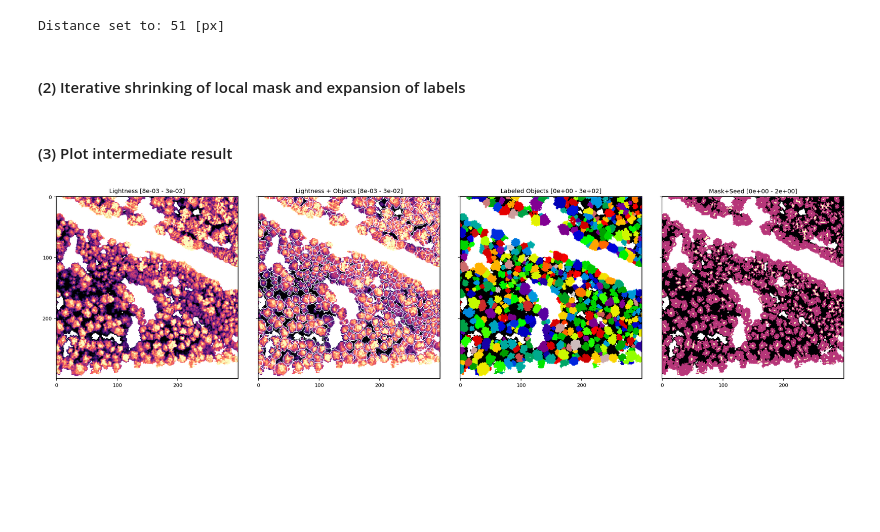
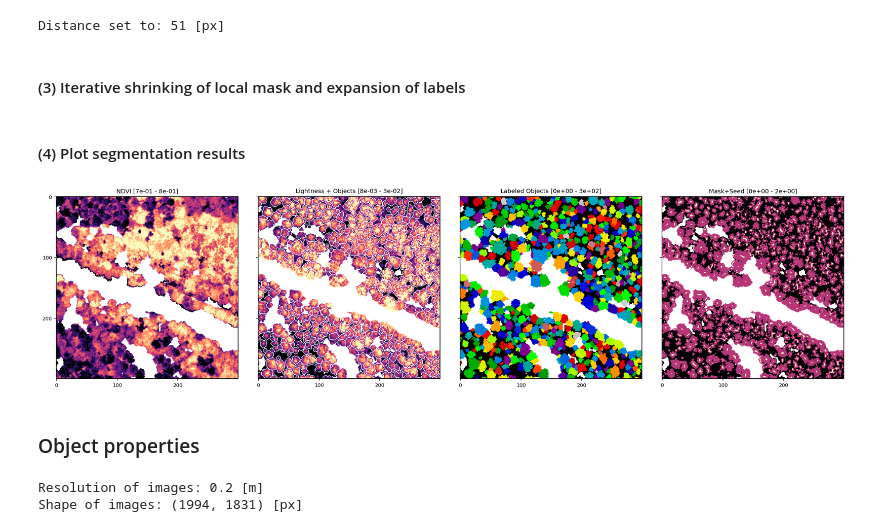
Before and after one commit to FlorianStehr/findatree, a Jupyter notebook: scripts/segment.ipynb, the cells around one changed output. Saved outputs shown, nothing was run; the diff lists cells and outputs as text; code cells hidden in the pictures; blank space fills up the shorter version.

Commit message:
Segmentation good enough, starting to work on object property extraction

```diff
--- a/scripts/segment.ipynb
+++ b/scripts/segment.ipynb
@@ -82,0 +84,7 @@ Resolution of images: 0.4 m
+# %%
+reduce = 1
+cs_segment, shape = io.define_channels(cs_prim, reduce=reduce)
+
+res_segmentation = res * 2**reduce
+print(f"Resolution of images: {res_segmentation:.1f} [m]")
+print(f"Shape of images: {shape} [px]")
@@ -86,57 +96,65 @@ Resolution of images: 0.4 m
 # %%
-importlib.reload(segment2)
-
-import skimage.filters as filters
-import skimage.morphology as morph
+importlib.reload(segment)
 
 # Rough global mask of positives
-mask_global = (cs['chm'] > 3) & (cs['ndvi'] > 0.6)
+mask_global = (cs_segment['chm'] > 3) & (cs_segment['ndvi'] > 0.4)
 
-# Local mask of positives by adaptive thresholding
-img =cs['l'].copy()
-
-distance = 20 / res_final
-mask_local = segment2.local_thresholding(img, mask_global, distance)
+# Local mask of positives by adaptive thresholding within distance
+img =cs_segment['l'].copy()
+distance = 20 / res_segmentation
+mask_local = segment.local_thresholding(img, mask_global, distance)
 # %% [output]
 Distance set to: 51 [px]
 # %% [markdown]
-#### (2) Iterative shrinking of local mask and expansion of labels
+#### (3) Iterative shrinking of local mask and expansion of labels
 # %%
-importlib.reload(segment2)
+importlib.reload(segment)
 
 # Iterative: Shrink mask & expand labels
-thresh_dist = 10 / res_final
-labels, bounds, mask_seed = segment2.shrinkmask_expandlabels_iter(
+thresh_dist_start = 5 / res_segmentation
+labels, bounds, mask_seed = segment.shrinkmask_expandlabels_iter(
     mask_local,
-    thresh_dist_start=thresh_dist,
+    thresh_dist_start=thresh_dist_start,
     )
-# %% [markdown]
-#### (3) Plot intermediate result
+# %% [markdown]
+#### (4) Plot segmentation results
 # %%
 importlib.reload(visual)
 
 segment_result = img.copy()
 segment_result[bounds == 1] = np.nan
 
 channels = [
-    img, segment_result, labels, mask_seed,
+    cs_segment['ndvi'], segment_result, labels, mask_seed,
 ]
 use_random_cmap = [False, False, True, False]
-channels_names = ['Lightness', 'Lightness + Objects', 'Labeled Objects', 'Mask+Seed']
+channels_names = ['NDVI', 'Lightness + Objects', 'Labeled Objects', 'Mask+Seed']
 contrasts = [None, None, None, None]
-xylim = [(500,150), (600,150)]
+xylim = [(500, 150), (500, 150)]
 
 f, axs = visual.show_channels(
     channels,
     xylim=xylim,
     mask=mask_global,
     contrasts=contrasts,
     use_random_cmap=use_random_cmap,
     channel_names=channels_names,
     zoom=1.5,
     # n_cols_rows=(2,2),
 )
-
-# plt.savefig(r'C:\Users\flori\Desktop\plots\220325_tnr12702.pdf', transparent=True)
 # %% [output]
-[figure, old version]
+[figure, new version]
+# %% [markdown]
+### Object properties
+# %%
+importlib.reload(io)
+
+reduce = 0
+cs, shape = io.define_channels(cs_prim, reduce=reduce)
+
+res_final = res * 2**reduce
+print(f"Resolution of images: {res_final:.1f} [m]")
+print(f"Shape of images: {shape} [px]")
+# %% [output]
+Resolution of images: 0.2 [m]
+Shape of images: (1994, 1831) [px]
```
Also changed, not shown: parts of 11 cells of this notebook, 7 other files.
